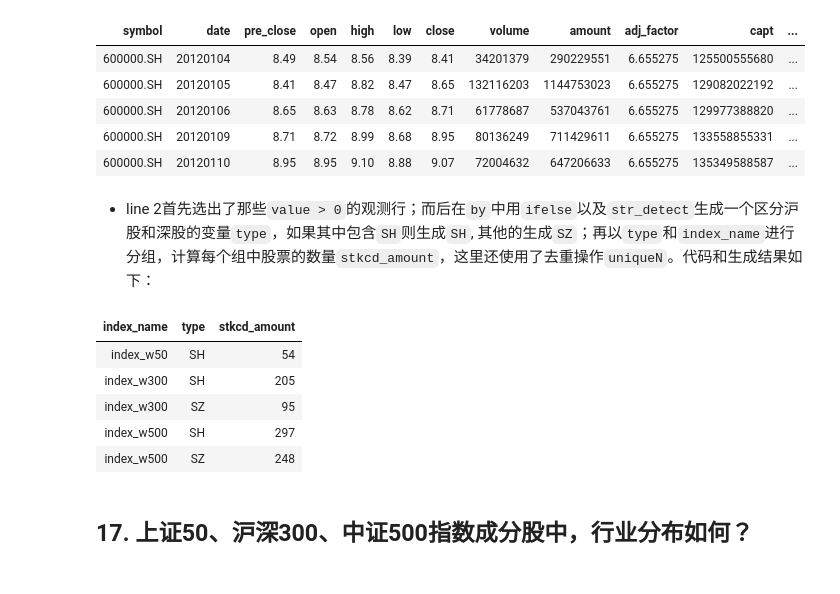
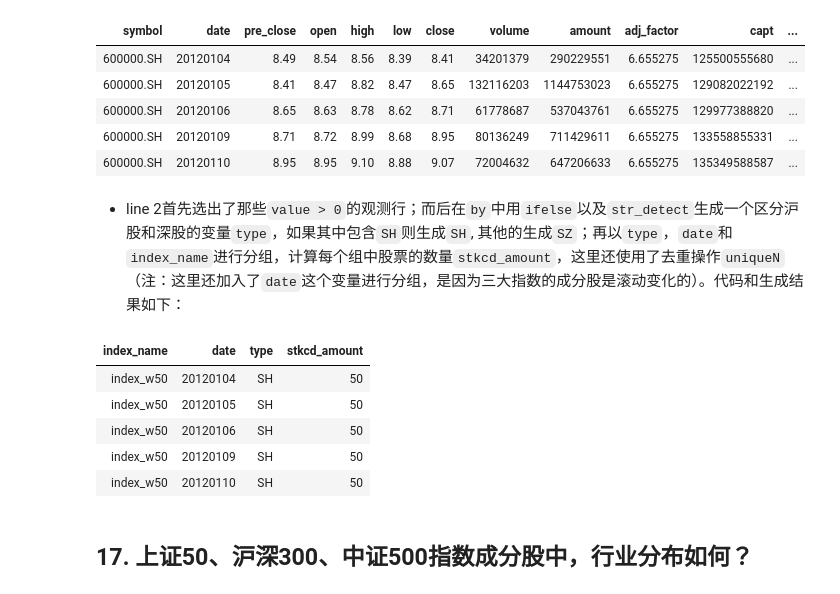
Before and after one commit to Ravin515/r-data-practice, a Jupyter notebook: answer-keys.ipynb, the cells around one changed output. Cells and saved outputs as stored; diff of their text form; code cells hidden in the pictures.

```diff
--- a/answer-keys.ipynb
+++ b/answer-keys.ipynb
@@ -468,17 +468,18 @@ data[, melt(.SD, measure.vars = patterns("index"), variable.name = "index_name")
 | 600000.SH | 20120109 | 8.71 | 8.72 | 8.99 | 8.68 | 8.95 | 80136249 | 711429611 | 6.655275 | 133558855331 | ... |
 | 600000.SH | 20120110 | 8.95 | 8.95 | 9.10 | 8.88 | 9.07 | 72004632 | 647206633 | 6.655275 | 135349588587 | ... |
 # %% [markdown]
-- line 2首先选出了那些`value > 0`的观测行；而后在`by`中用`ifelse`以及`str_detect`生成一个区分沪股和深股的变量`type`，如果其中包含`SH`则生成`SH`, 其他的生成`SZ`；再以`type`和`index_name`进行分组，计算每个组中股票的数量`stkcd_amount`，这里还使用了去重操作`uniqueN`。代码和生成结果如下：
+- line 2首先选出了那些`value > 0`的观测行；而后在`by`中用`ifelse`以及`str_detect`生成一个区分沪股和深股的变量`type`，如果其中包含`SH`则生成`SH`, 其他的生成`SZ`；再以`type`，`date`和`index_name`进行分组，计算每个组中股票的数量`stkcd_amount`，这里还使用了去重操作`uniqueN`（注：这里还加入了`date`这个变量进行分组，是因为三大指数的成分股是滚动变化的）。代码和生成结果如下：
 # %%
 data[, melt(.SD, measure.vars = patterns("index"), variable.name = "index_name")
-    ][value > 0, .(stkcd_amount = uniqueN(symbol)), by = .(index_name, type = ifelse(str_detect(symbol, "SH"), "SH", "SZ"))]
+    ][value > 0, .(stkcd_amount = uniqueN(symbol)), by = .(index_name, date, type = ifelse(str_detect(symbol, "SH"), "SH", "SZ"))
+    ][1:5]
 # %% [output]
-| index_name | type | stkcd_amount |
-| index_w50 | SH | 54 |
-| index_w300 | SH | 205 |
-| index_w300 | SZ | 95 |
-| index_w500 | SH | 297 |
-| index_w500 | SZ | 248 |
+| index_name | date | type | stkcd_amount |
+| index_w50 | 20120104 | SH | 50 |
+| index_w50 | 20120105 | SH | 50 |
+| index_w50 | 20120106 | SH | 50 |
+| index_w50 | 20120109 | SH | 50 |
+| index_w50 | 20120110 | SH | 50 |
 # %% [markdown]
 ## 17. 上证50、沪深300、中证500指数成分股中，行业分布如何？
 # %% [markdown]
```
Also changed, not shown: parts of 25 cells of this notebook, 1 other file.
